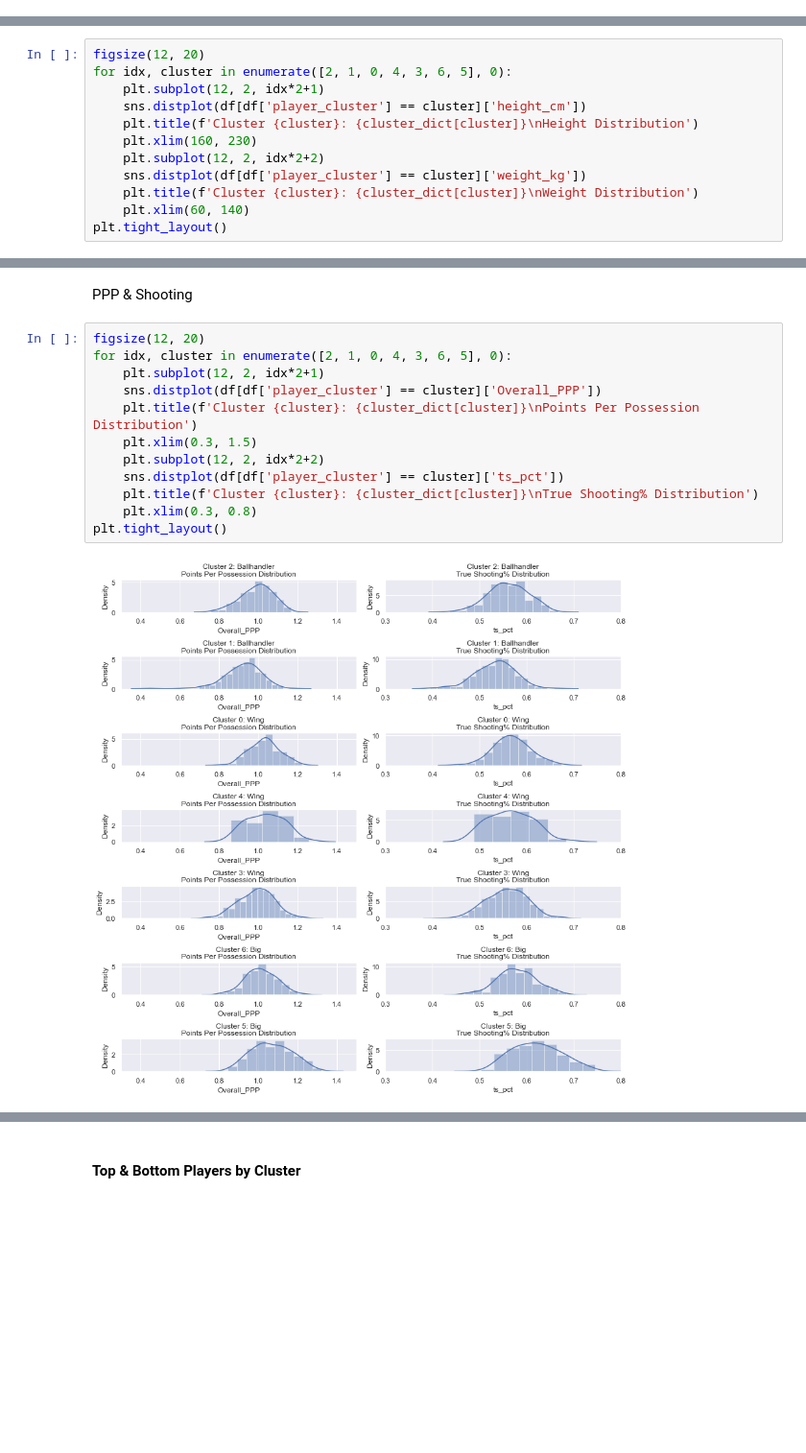
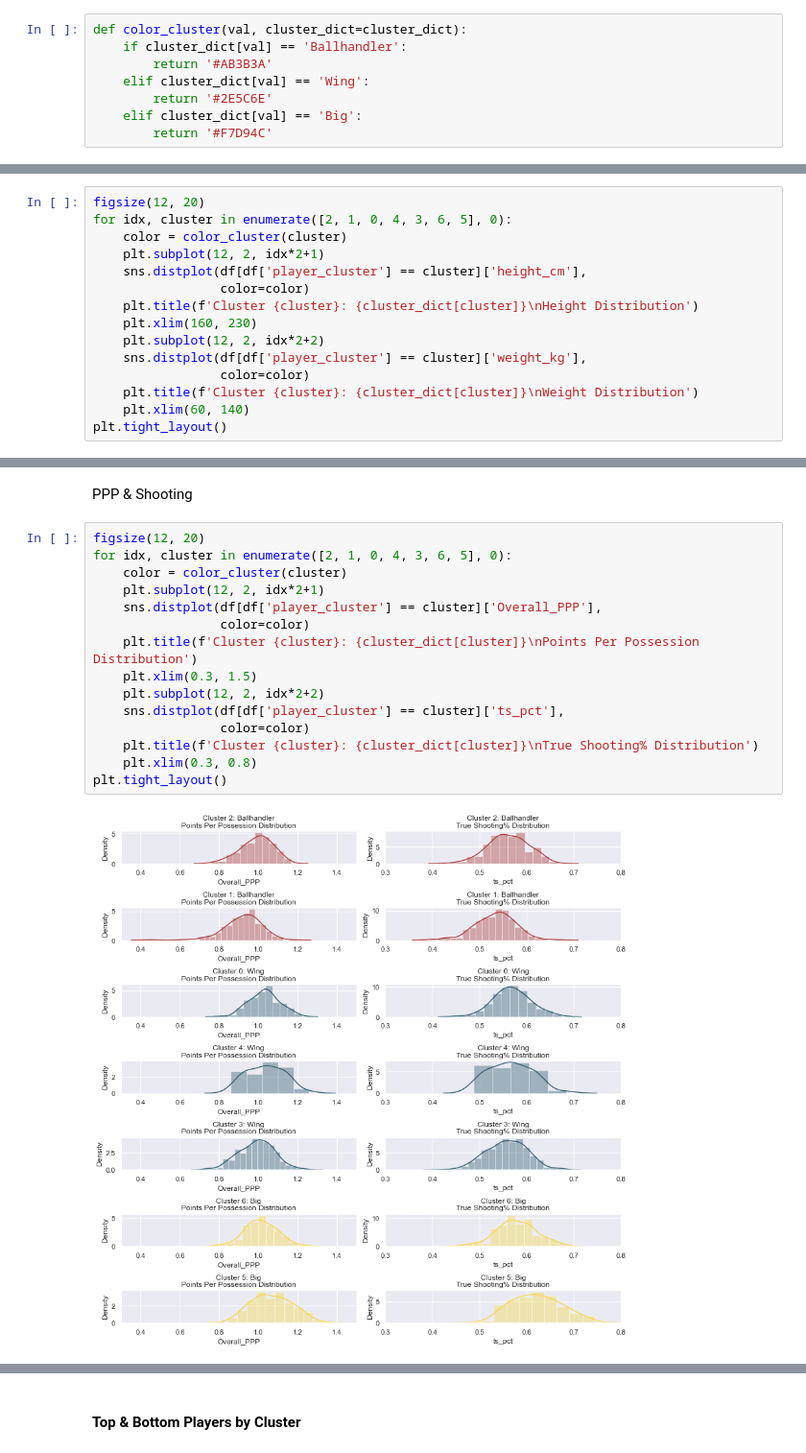
Before and after one commit to xulianrenzoku/synergy_clustering, a Jupyter notebook: nba_clustering_models.ipynb, the cells around one changed output, grey strips where cells are left out. Shown at 96% size. Drawn from its saved outputs; the diff is of its cells as text; blank space fills up the shorter version.

Commit message:
Add color cluster function for viz

```diff
--- a/nba_clustering_models.ipynb
+++ b/nba_clustering_models.ipynb
@@ -522,3 +515,11 @@ show_cluster_res(df, 'player_cluster')
 cluster_dict = {2: 'Ballhandler', 1: 'Ballhandler',
                 6: 'Big', 5: 'Big',
                 0: 'Wing', 4: 'Wing', 3: 'Wing'}
+# %%
+def color_cluster(val, cluster_dict=cluster_dict):
+    if cluster_dict[val] == 'Ballhandler':
+        return '#AB3B3A'
+    elif cluster_dict[val] == 'Wing':
+        return '#2E5C6E'
+    elif cluster_dict[val] == 'Big':
+        return '#F7D94C'
@@ -614,12 +641,15 @@ Height & Weight
 # %%
 figsize(12, 20)
 for idx, cluster in enumerate([2, 1, 0, 4, 3, 6, 5], 0):
+    color = color_cluster(cluster)
     plt.subplot(12, 2, idx*2+1)
-    sns.distplot(df[df['player_cluster'] == cluster]['height_cm'])
+    sns.distplot(df[df['player_cluster'] == cluster]['height_cm'],
+                 color=color)
     plt.title(f'Cluster {cluster}: {cluster_dict[cluster]}\nHeight Distribution')
     plt.xlim(160, 230)
     plt.subplot(12, 2, idx*2+2)
-    sns.distplot(df[df['player_cluster'] == cluster]['weight_kg'])
+    sns.distplot(df[df['player_cluster'] == cluster]['weight_kg'],
+                 color=color)
     plt.title(f'Cluster {cluster}: {cluster_dict[cluster]}\nWeight Distribution')
     plt.xlim(60, 140)
 plt.tight_layout()
@@ -630,14 +660,17 @@ PPP & Shooting
 # %%
 figsize(12, 20)
 for idx, cluster in enumerate([2, 1, 0, 4, 3, 6, 5], 0):
+    color = color_cluster(cluster)
     plt.subplot(12, 2, idx*2+1)
-    sns.distplot(df[df['player_cluster'] == cluster]['Overall_PPP'])
+    sns.distplot(df[df['player_cluster'] == cluster]['Overall_PPP'],
+                 color=color)
     plt.title(f'Cluster {cluster}: {cluster_dict[cluster]}\nPoints Per Possession Distribution')
     plt.xlim(0.3, 1.5)
     plt.subplot(12, 2, idx*2+2)
-    sns.distplot(df[df['player_cluster'] == cluster]['ts_pct'])
+    sns.distplot(df[df['player_cluster'] == cluster]['ts_pct'],
+                 color=color)
     plt.title(f'Cluster {cluster}: {cluster_dict[cluster]}\nTrue Shooting% Distribution')
     plt.xlim(0.3, 0.8)
 plt.tight_layout()
 # %% [output]
-[figure, old version]
+[figure, new version]
```
Also changed, not shown: parts of 10 cells of this notebook.
